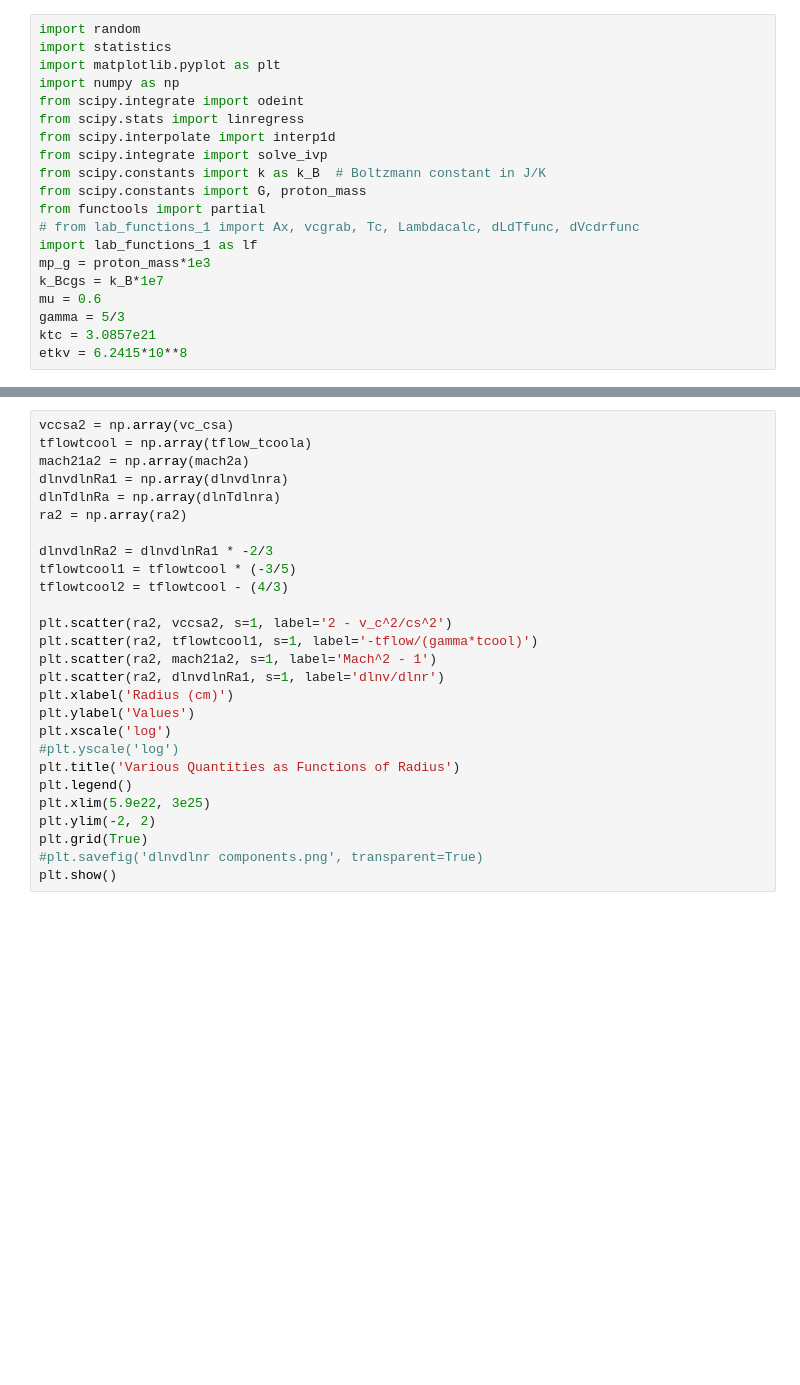
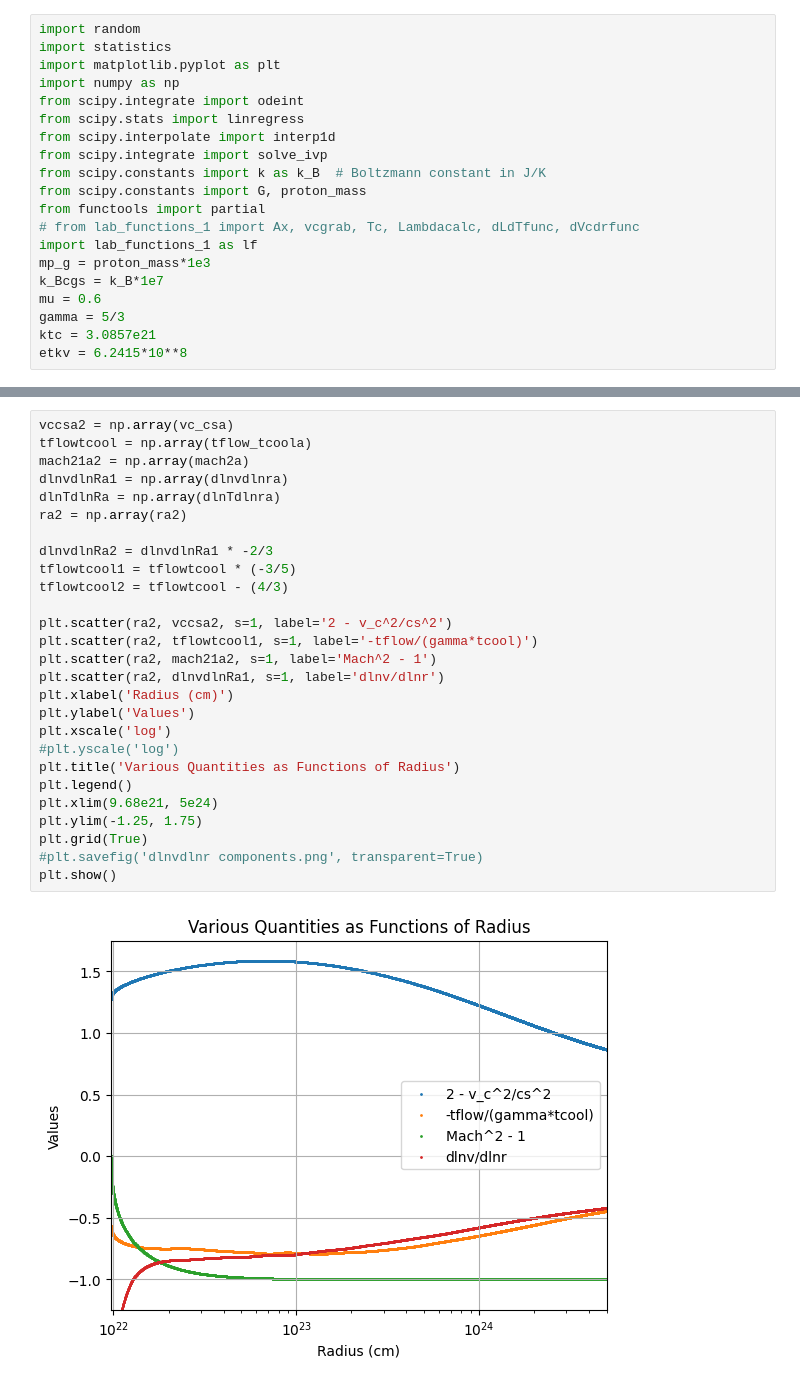
Before and after one commit to Jacob-Evans-007/Summer-2025-Hydrodynamics, a Jupyter notebook: cluster_notebook.ipynb, the cells around one changed output, grey strips where cells are left out. Drawn from its saved outputs; the diff is of its cells as text; blank space fills up the shorter version.

```diff
--- a/cluster_notebook.ipynb
+++ b/cluster_notebook.ipynb
@@ -385,30 +468,32 @@ plt.show()
 # %%
 vccsa2 = np.array(vc_csa)
 tflowtcool = np.array(tflow_tcoola)
 mach21a2 = np.array(mach2a)
 dlnvdlnRa1 = np.array(dlnvdlnra)
 dlnTdlnRa = np.array(dlnTdlnra)
 ra2 = np.array(ra2)
 
 dlnvdlnRa2 = dlnvdlnRa1 * -2/3
 tflowtcool1 = tflowtcool * (-3/5)
 tflowtcool2 = tflowtcool - (4/3)
 
 plt.scatter(ra2, vccsa2, s=1, label='2 - v_c^2/cs^2')
 plt.scatter(ra2, tflowtcool1, s=1, label='-tflow/(gamma*tcool)')
 plt.scatter(ra2, mach21a2, s=1, label='Mach^2 - 1')
 plt.scatter(ra2, dlnvdlnRa1, s=1, label='dlnv/dlnr')
 plt.xlabel('Radius (cm)')
 plt.ylabel('Values')
 plt.xscale('log')
 #plt.yscale('log')
 plt.title('Various Quantities as Functions of Radius')
 plt.legend()
-plt.xlim(5.9e22, 3e25)
-plt.ylim(-2, 2)
+plt.xlim(9.68e21, 5e24)
+plt.ylim(-1.25, 1.75)
 plt.grid(True)
 #plt.savefig('dlnvdlnr components.png', transparent=True)
 plt.show()
+# %% [output]
+[figure, added]
 # %%
 plt.scatter(ra2, dlnvdlnRa2, s=1, label='(-2/3) * dlnv/dlnr')
 plt.scatter(ra2, tflowtcool2, s=1, label='tflow/tcool - 4/3')
```
Also changed, not shown: parts of 13 cells of this notebook, 1 other file.
